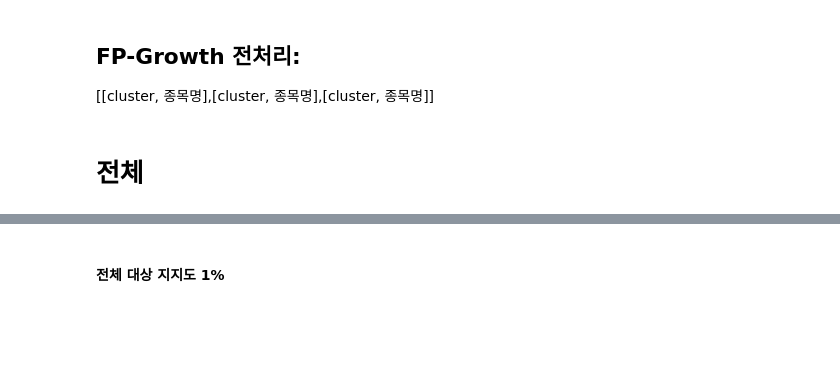
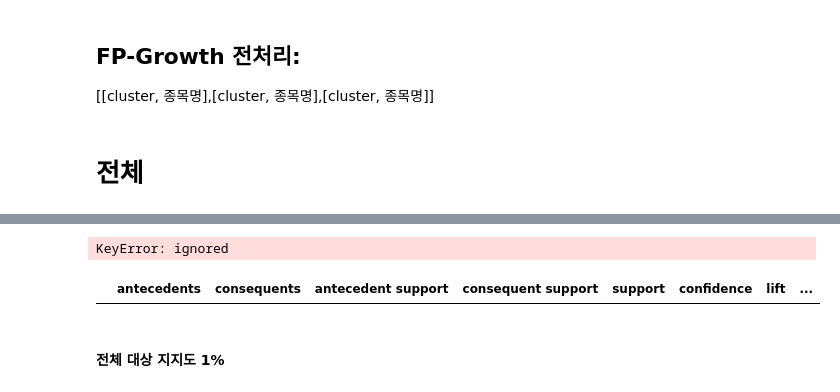
Before and after one commit to christine127/Portfolio_Recommendation_Project, a Jupyter notebook: 알고리즘.ipynb, the cells around one changed output, grey strips where cells are left out. Drawn from its saved outputs; the diff is of its cells as text; code cells hidden in the pictures; blank space fills up the shorter version.

```diff
--- a/알고리즘.ipynb
+++ b/알고리즘.ipynb
@@ -107,2 +90,16 @@ df_sample = pd.DataFrame(te_ary_sample, columns=te.columns_)
 # %% [markdown]
 # 전체
+# %%
+v_whole = df_whole.astype(int).T.dot(df_whole.astype(int))
+v_whole = v_whole/len(df_whole)
+# %%
+# itemsets = v_whole.unstack().index.to_list()
+# support = v_whole.unstack().values
+support_lst = pd.DataFrame({'support':support,'itemsets':itemsets})
+# %%
+support_lst.loc[support_lst['itemsets'].isin((list(zip(v_whole.index,v_whole.columns)))),'itemsets'] = v_whole.index
+# def frozenset_to_str(x):
+#     x = list(x)
+#     x = str(x).lstrip('[').rstrip(']').strip()
+#     return x
+# non_diag_lst['itemsets'] = non_diag_lst['itemsets'].apply(lambda x: frozenset_to_str(x))
@@ -109,3 +121,13 @@ df_sample = pd.DataFrame(te_ary_sample, columns=te.columns_)
+# %%
+# from mlxtend.frequent_patterns import association_rules, fpgrowth
+rules = association_rules(support_lst, metric='lift',min_threshold = 1)
+rules[['antecedents','consequents']] = rules[['antecedents','consequents']].applymap(lambda x: tuple(x))
+# %% [output]
+KeyError: ignored
+# %%
+rules.loc[rules['confidence']!= np.inf]
+# %% [output]
+|  | antecedents | consequents | antecedent support | consequent support | support | confidence | lift | ... |
 # %% [markdown]
 #### 전체 대상 지지도 1%
 # %%
```
Also changed, not shown: parts of 15 cells of this notebook.
